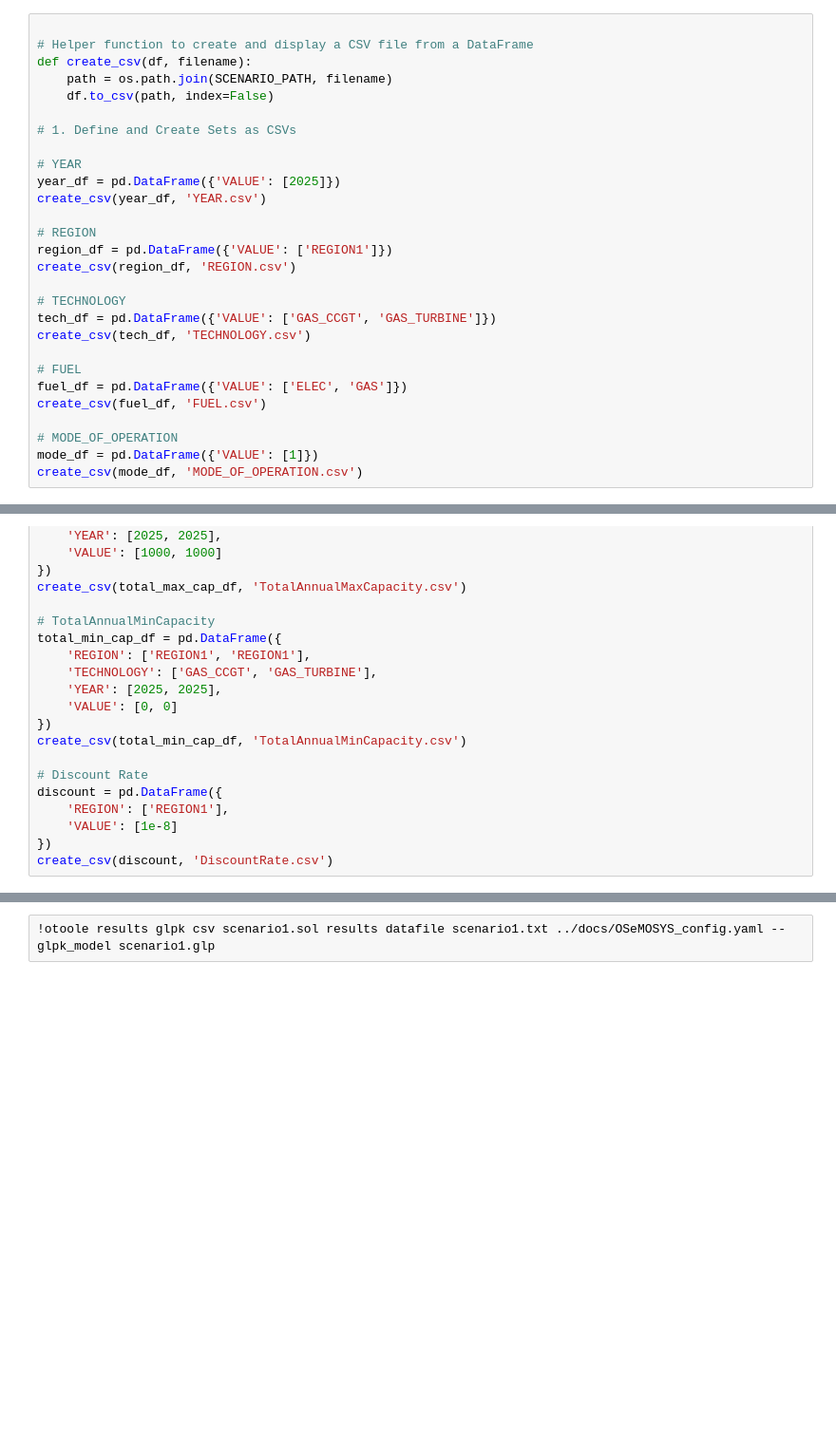
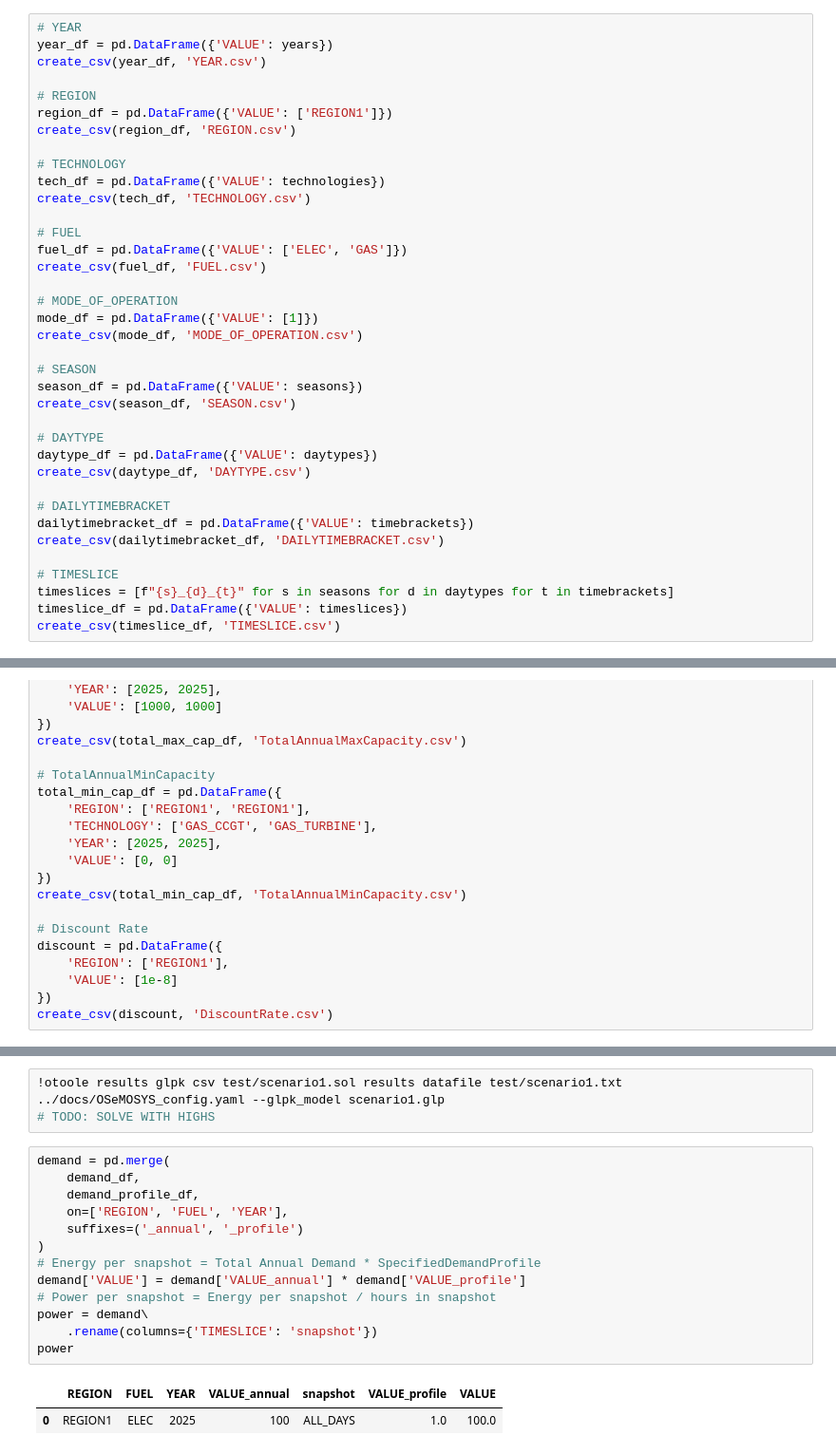
Before and after one commit to esemsc-as4623/pypsa-playground, a Jupyter notebook: notebooks/test.ipynb, the cells around one changed output, grey strips where cells are left out. Shown at 95% size. Drawn from its saved outputs; the diff is of its cells as text; blank space fills up the shorter version.

```diff
--- a/notebooks/test.ipynb
+++ b/notebooks/test.ipynb
@@ -25,14 +67,6 @@ os.makedirs(RESULTS_DIR, exist_ok=True)
 # %%
-
-# Helper function to create and display a CSV file from a DataFrame
-def create_csv(df, filename):
-    path = os.path.join(SCENARIO_PATH, filename)
-    df.to_csv(path, index=False)
-
-# 1. Define and Create Sets as CSVs
-
 # YEAR
-year_df = pd.DataFrame({'VALUE': [2025]})
+year_df = pd.DataFrame({'VALUE': years})
 create_csv(year_df, 'YEAR.csv')
 
 # REGION
@@ -40,7 +74,7 @@ region_df = pd.DataFrame({'VALUE': ['REGION1']})
 create_csv(region_df, 'REGION.csv')
 
 # TECHNOLOGY
-tech_df = pd.DataFrame({'VALUE': ['GAS_CCGT', 'GAS_TURBINE']})
+tech_df = pd.DataFrame({'VALUE': technologies})
 create_csv(tech_df, 'TECHNOLOGY.csv')
 
 # FUEL
@@ -50,3 +84,20 @@ create_csv(fuel_df, 'FUEL.csv')
 # MODE_OF_OPERATION
 mode_df = pd.DataFrame({'VALUE': [1]})
 create_csv(mode_df, 'MODE_OF_OPERATION.csv')
+
+# SEASON
+season_df = pd.DataFrame({'VALUE': seasons})
+create_csv(season_df, 'SEASON.csv')
+
+# DAYTYPE
+daytype_df = pd.DataFrame({'VALUE': daytypes})
+create_csv(daytype_df, 'DAYTYPE.csv')
+
+# DAILYTIMEBRACKET
+dailytimebracket_df = pd.DataFrame({'VALUE': timebrackets})
+create_csv(dailytimebracket_df, 'DAILYTIMEBRACKET.csv')
+
+# TIMESLICE
+timeslices = [f"{s}_{d}_{t}" for s in seasons for d in daytypes for t in timebrackets]
+timeslice_df = pd.DataFrame({'VALUE': timeslices})
+create_csv(timeslice_df, 'TIMESLICE.csv')
@@ -308,3 +321,20 @@ Writing basic solution to 'scenario1.sol'...
 # %%
-!otoole results glpk csv scenario1.sol results datafile scenario1.txt ../docs/OSeMOSYS_config.yaml --glpk_model scenario1.glp
+!otoole results glpk csv test/scenario1.sol results datafile test/scenario1.txt ../docs/OSeMOSYS_config.yaml --glpk_model scenario1.glp
+# TODO: SOLVE WITH HIGHS
+# %%
+demand = pd.merge(
+    demand_df,
+    demand_profile_df,
+    on=['REGION', 'FUEL', 'YEAR'],
+    suffixes=('_annual', '_profile')
+)
+# Energy per snapshot = Total Annual Demand * SpecifiedDemandProfile
+demand['VALUE'] = demand['VALUE_annual'] * demand['VALUE_profile']
+# Power per snapshot = Energy per snapshot / hours in snapshot
+power = demand\
+    .rename(columns={'TIMESLICE': 'snapshot'})
+power
+# %% [output]
+|  | REGION | FUEL | YEAR | VALUE_annual | snapshot | VALUE_profile | VALUE |
+| 0 | REGION1 | ELEC | 2025 | 100 | ALL_DAYS | 1.0 | 100.0 |
 # %%
```
Also changed, not shown: parts of 17 cells of this notebook, 4 other files.
